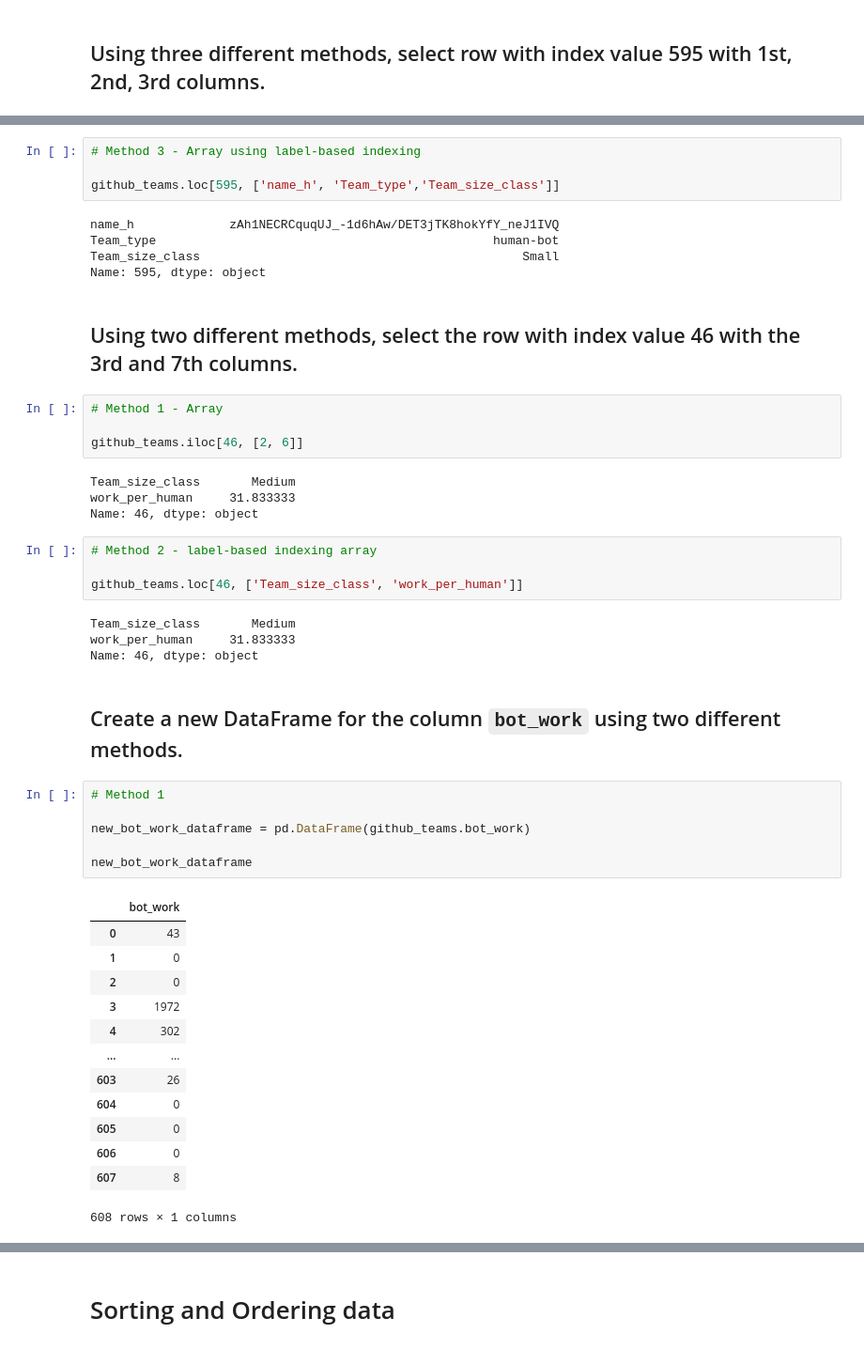
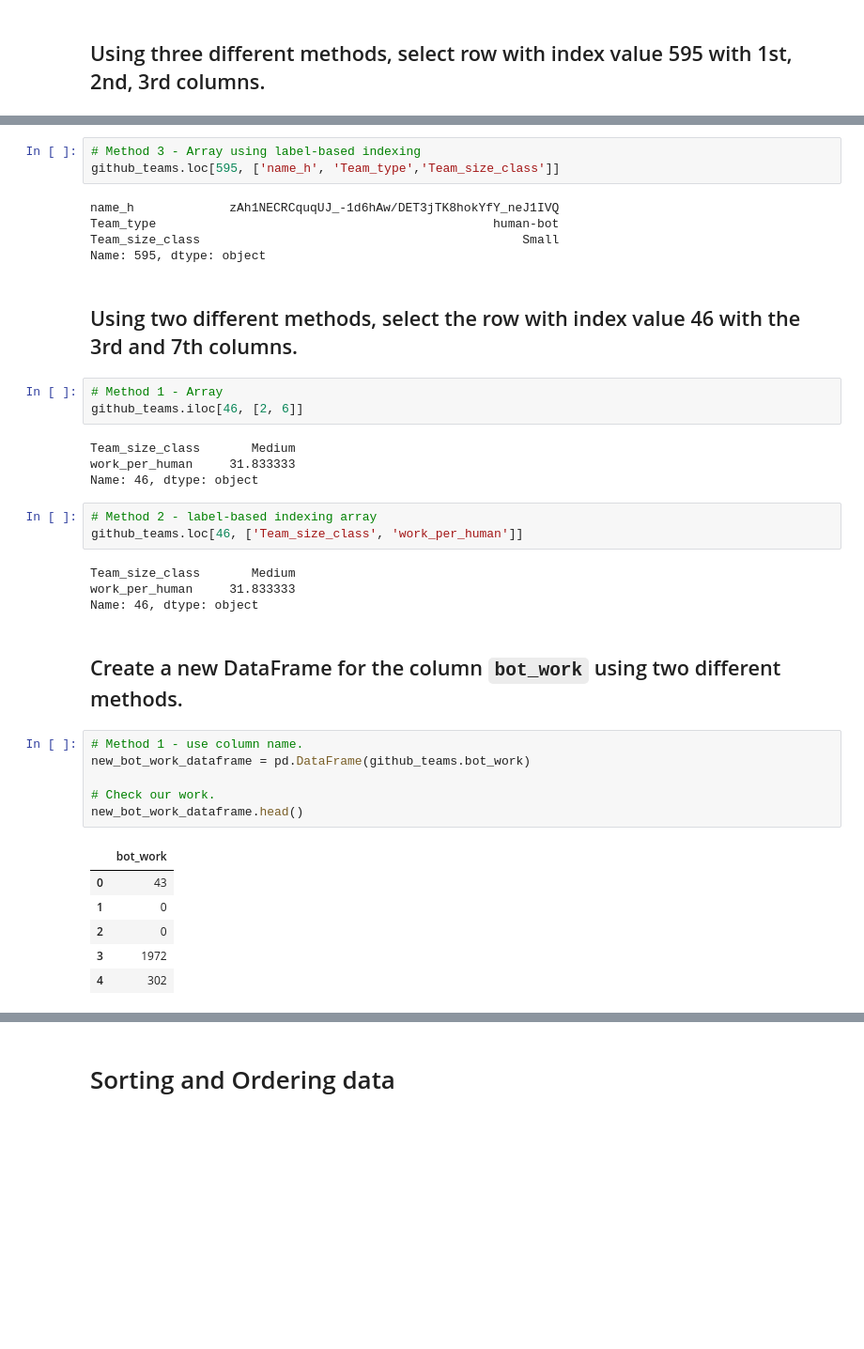
Before and after one commit to TheUltimateFishstick/week7labs, a Jupyter notebook: 07_Instructor_Lab_Morgan.ipynb, the cells around one changed output, grey strips where cells are left out. Shown at 94% size. Saved outputs shown, nothing was run; the diff lists cells and outputs as text; blank space fills up the shorter version.

```diff
--- a/07_Instructor_Lab_Morgan.ipynb
+++ b/07_Instructor_Lab_Morgan.ipynb
@@ -200,7 +209,6 @@ Team_size_class                                            Small
 Name: 595, dtype: object
 # %%
 # Method 3 - Array using label-based indexing
-
 github_teams.loc[595, ['name_h', 'Team_type','Team_size_class']]
 # %% [output]
 name_h             zAh1NECRCquqUJ_-1d6hAw/DET3jTK8hokYfY_neJ1IVQ
@@ -211,7 +219,6 @@ Name: 595, dtype: object
 ## Using two different methods, select the row with index value 46 with the 3rd and 7th columns.
 # %%
 # Method 1 - Array
-
 github_teams.iloc[46, [2, 6]]
 # %% [output]
 Team_size_class       Medium
@@ -219,7 +226,6 @@ work_per_human     31.833333
 Name: 46, dtype: object
 # %%
 # Method 2 - label-based indexing array
-
 github_teams.loc[46, ['Team_size_class', 'work_per_human']]
 # %% [output]
 Team_size_class       Medium
@@ -228,23 +234,16 @@ Name: 46, dtype: object
 # %% [markdown]
 ## Create a new DataFrame for the column `bot_work` using two different methods.
 # %%
-# Method 1
-
+# Method 1 - use column name.
 new_bot_work_dataframe = pd.DataFrame(github_teams.bot_work)
 
-new_bot_work_dataframe
+# Check our work.
+new_bot_work_dataframe.head()
 # %% [output]
 |  | bot_work |
 | 0 | 43 |
 | 1 | 0 |
 | 2 | 0 |
 | 3 | 1972 |
 | 4 | 302 |
-| ... | ... |
-| 603 | 26 |
-| 604 | 0 |
-| 605 | 0 |
-| 606 | 0 |
-| 607 | 8 |
-608 rows × 1 columns
 # %%
```
Also changed, not shown: parts of 21 cells of this notebook.
